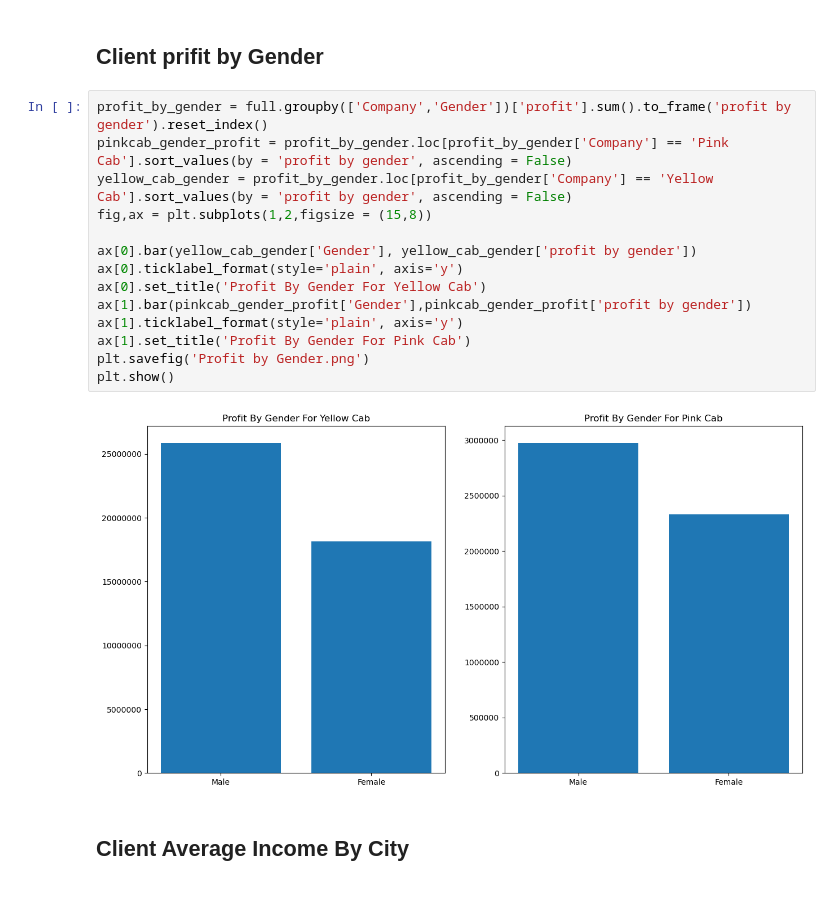
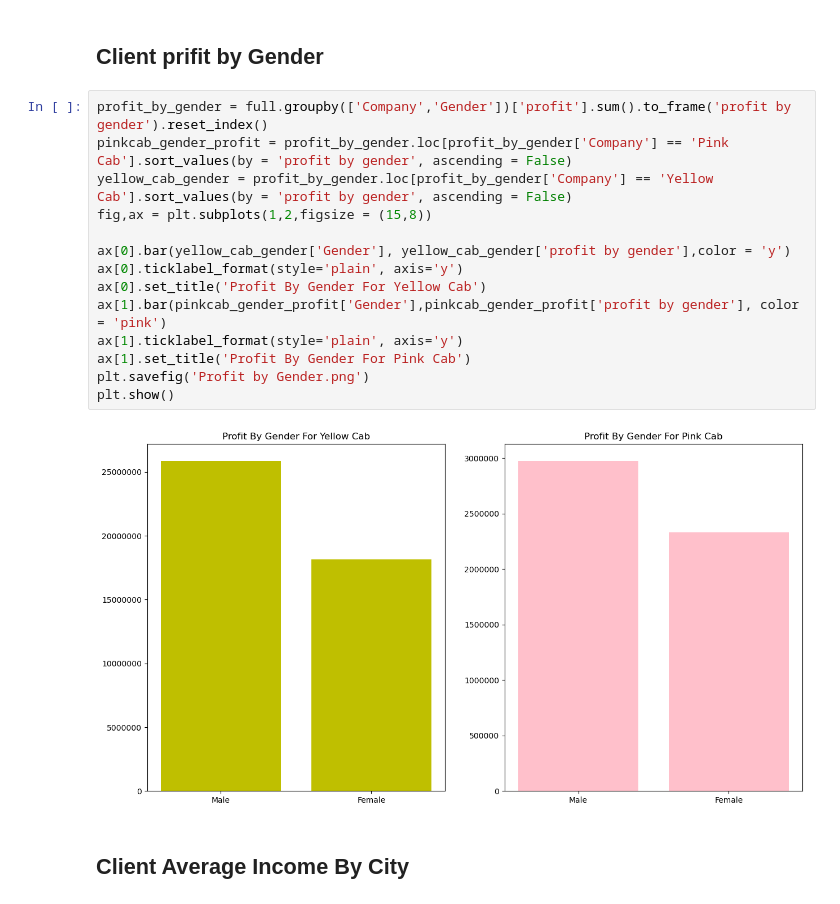
Before and after one commit to FHFelix/G2M-insight-for-Cab-Investment-firm, a Jupyter notebook: G2M_insight_for_Cab_Investment_firm.ipynb, the cells around one changed output. Saved outputs shown, nothing was run; the diff lists cells and outputs as text.

```diff
--- a/G2M_insight_for_Cab_Investment_firm.ipynb
+++ b/G2M_insight_for_Cab_Investment_firm.ipynb
@@ -327,19 +327,19 @@ plt.show()
 # %%
 profit_by_gender = full.groupby(['Company','Gender'])['profit'].sum().to_frame('profit by gender').reset_index()
 pinkcab_gender_profit = profit_by_gender.loc[profit_by_gender['Company'] == 'Pink Cab'].sort_values(by = 'profit by gender', ascending = False)
 yellow_cab_gender = profit_by_gender.loc[profit_by_gender['Company'] == 'Yellow Cab'].sort_values(by = 'profit by gender', ascending = False)
 fig,ax = plt.subplots(1,2,figsize = (15,8))
 
-ax[0].bar(yellow_cab_gender['Gender'], yellow_cab_gender['profit by gender'])
+ax[0].bar(yellow_cab_gender['Gender'], yellow_cab_gender['profit by gender'],color = 'y')
 ax[0].ticklabel_format(style='plain', axis='y')
 ax[0].set_title('Profit By Gender For Yellow Cab')
-ax[1].bar(pinkcab_gender_profit['Gender'],pinkcab_gender_profit['profit by gender'])
+ax[1].bar(pinkcab_gender_profit['Gender'],pinkcab_gender_profit['profit by gender'], color = 'pink')
 ax[1].ticklabel_format(style='plain', axis='y')
 ax[1].set_title('Profit By Gender For Pink Cab')
 plt.savefig('Profit by Gender.png')
 plt.show()
 # %% [output]
-[figure, old version]
+[figure, new version]
 # %% [markdown]
 ## Client Average Income By City
 # %%
```
Also changed, not shown: parts of 9 cells of this notebook, 1 other file.
